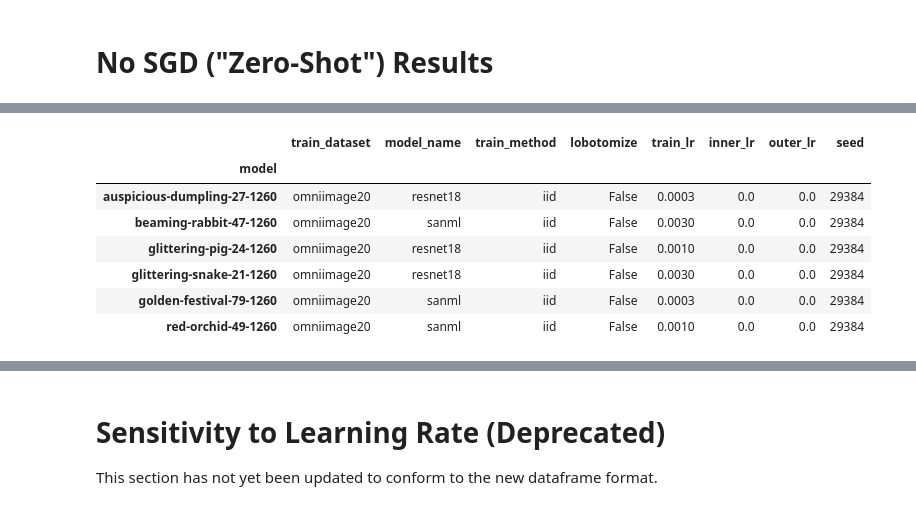
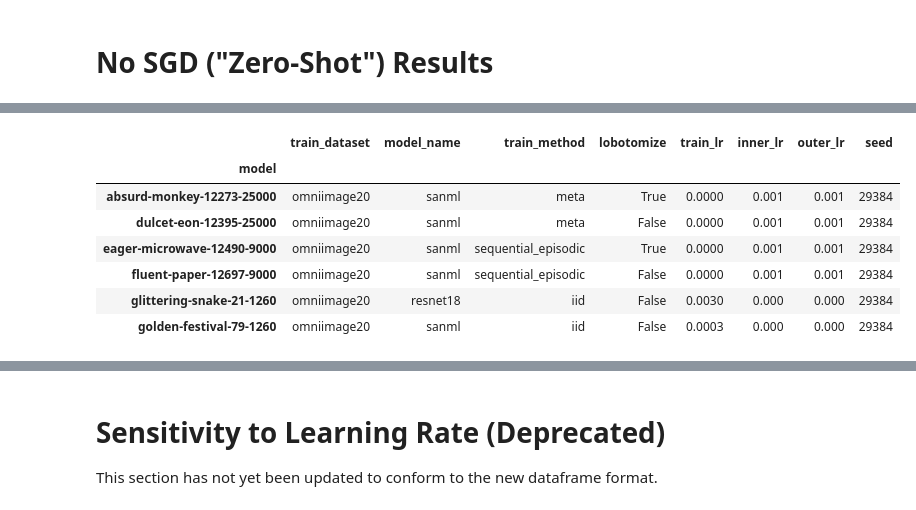
Before and after one commit to uvm-neurobotics-lab/higherANML, a Jupyter notebook: notebooks/result-gathering.ipynb, the cells around one changed output, grey strips where cells are left out. Cells and saved outputs as stored; diff of their text form; code cells hidden in the pictures.

Commit message:
Save our glorious new notebook full of results.

```diff
--- a/notebooks/result-gathering.ipynb
+++ b/notebooks/result-gathering.ipynb
@@ -683,6 +715,10 @@ These steps aren't needed for other training methods, since we don't record per-
 def summarize_per_class_performance(classes_seen_perf, inplace=False):
     if not inplace:
         classes_seen_perf = classes_seen_perf.copy()
+
+    # Shortcut for dataframes where this doesn't apply.
+    if "classes_trained" not in classes_seen_perf.index.names:
+        return classes_seen_perf
 
     # Nix all rows where classes_trained <= class_id.
     unseen_rows = (classes_seen_perf.index.get_level_values("classes_trained") <=
@@ -930,0 +1133,7 @@ dazzling-chrysanthemum-92-6990 | 44.5% (std: 0.8%)
+# %%
+%%time
+pre_df = drop_top5_columns(all_frames["iid-unfrozen-5epochs"])
+pre_df = summarize_per_class_performance(pre_df, inplace=True)
+pre_df = filter_by_value(pre_df, "train_dataset", "omniimage20")
+print(f"Train examples: {list(pre_df.index.get_level_values('train_examples').unique())}")
+print(f"Test examples: {list(pre_df.index.get_level_values('test_examples').unique())}")
@@ -931,9 +1145,13 @@ dazzling-chrysanthemum-92-6990 | 44.5% (std: 0.8%)
 # %%
-df = all_frames["olft"]#.drop(["train_top5_acc", "test_top5_acc"], axis="columns")
-df = filter_by_value(df, "train_dataset", "omniimage20")
+num_train_examples = None
+df = maybe_filter_by_value(pre_df, "train_examples", num_train_examples)
+df = maybe_filter_by_value(df, "test_examples", None)
 df = combine_train_test_columns(df)
 df = rename_like_models(df)
-df = select_best_lr_per_group(df)
-_ = get_final_perf_per_model(df, num_train_examples, split="train", print_result=True)
-perf_per_model = get_final_perf_per_model(df, num_train_examples, split="test", print_result=True)
-get_top_model_per_group(df, perf_per_model, group_cols)
+best_lrs = select_best_lr_per_group(df)
+_ = get_final_perf_per_model(best_lrs, num_train_examples, split="train", print_result=True)
+print()
+perf_per_model = get_final_perf_per_model(best_lrs, num_train_examples, split="test", print_result=True)
+group_cols = ["model_name", "train_method", "lobotomize"]
+best_models = get_top_model_per_group(best_lrs, perf_per_model, group_cols)
+best_models
@@ -939,0 +1184,5 @@ get_top_model_per_group(df, perf_per_model, group_cols)
+# %%
+# Now plot them. Copy to avoid a SettingWithCopy warning.
+best_overall = filter_to_match_models(best_lrs, best_models).copy()
+add_category_column(best_overall, group_cols)
+_ = plot_traj_per_lr(best_overall, hue="category")
@@ -940,11 +1198,11 @@ get_top_model_per_group(df, perf_per_model, group_cols)
 # %%
-get_model_descriptions(df)
+get_model_descriptions(best_overall)
 # %% [output]
 |  | train_dataset | model_name | train_method | lobotomize | train_lr | inner_lr | outer_lr | seed |
 | model |  |  |  |  |  |  |  |  |
-| auspicious-dumpling-27-1260 | omniimage20 | resnet18 | iid | False | 0.0003 | 0.0 | 0.0 | 29384 |
-| beaming-rabbit-47-1260 | omniimage20 | sanml | iid | False | 0.0030 | 0.0 | 0.0 | 29384 |
-| glittering-pig-24-1260 | omniimage20 | resnet18 | iid | False | 0.0010 | 0.0 | 0.0 | 29384 |
-| glittering-snake-21-1260 | omniimage20 | resnet18 | iid | False | 0.0030 | 0.0 | 0.0 | 29384 |
-| golden-festival-79-1260 | omniimage20 | sanml | iid | False | 0.0003 | 0.0 | 0.0 | 29384 |
-| red-orchid-49-1260 | omniimage20 | sanml | iid | False | 0.0010 | 0.0 | 0.0 | 29384 |
+| absurd-monkey-12273-25000 | omniimage20 | sanml | meta | True | 0.0000 | 0.001 | 0.001 | 29384 |
+| dulcet-eon-12395-25000 | omniimage20 | sanml | meta | False | 0.0000 | 0.001 | 0.001 | 29384 |
+| eager-microwave-12490-9000 | omniimage20 | sanml | sequential_episodic | True | 0.0000 | 0.001 | 0.001 | 29384 |
+| fluent-paper-12697-9000 | omniimage20 | sanml | sequential_episodic | False | 0.0000 | 0.001 | 0.001 | 29384 |
+| glittering-snake-21-1260 | omniimage20 | resnet18 | iid | False | 0.0030 | 0.000 | 0.000 | 29384 |
+| golden-festival-79-1260 | omniimage20 | sanml | iid | False | 0.0003 | 0.000 | 0.000 | 29384 |
```
Also changed, not shown: parts of 53 cells of this notebook.
